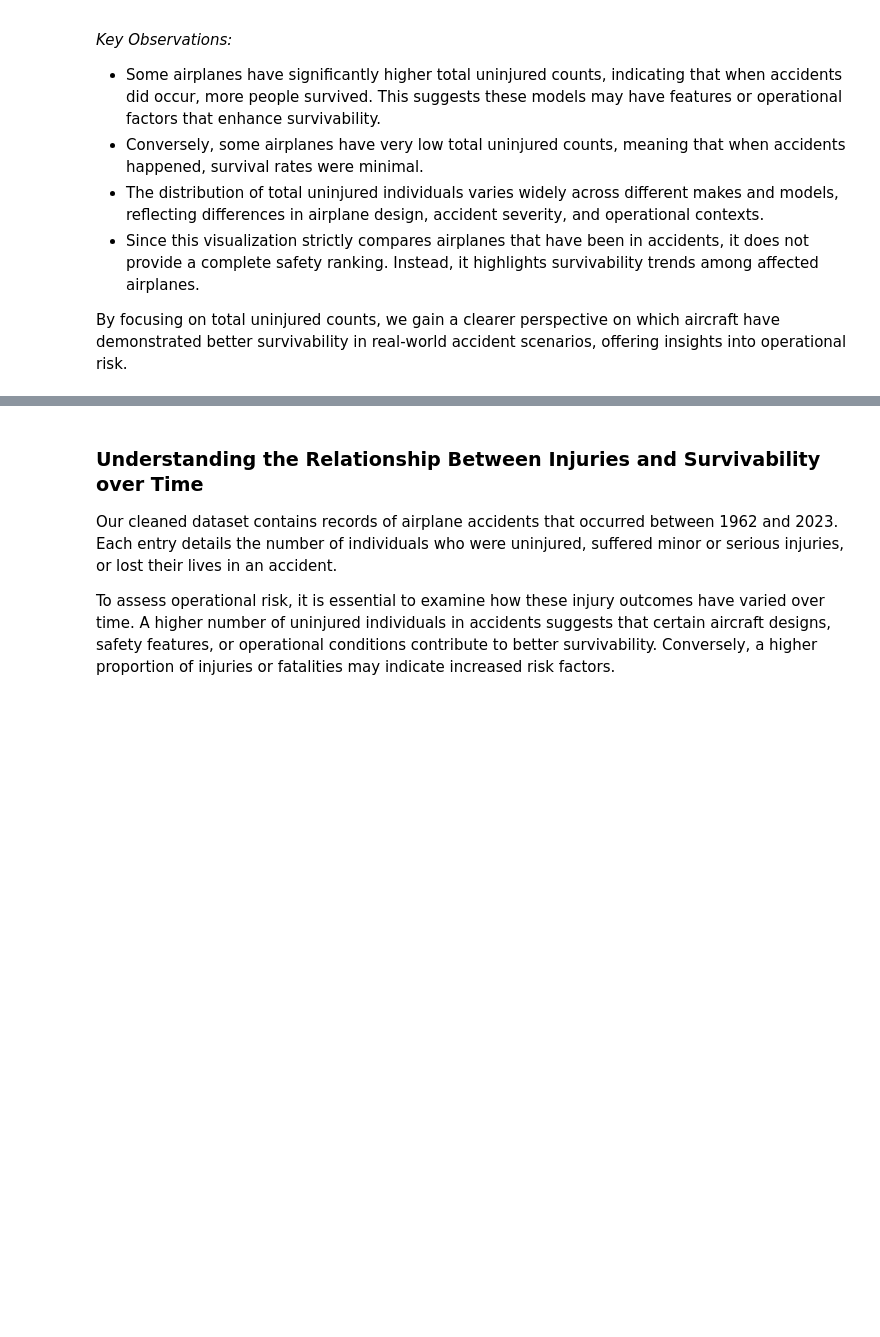
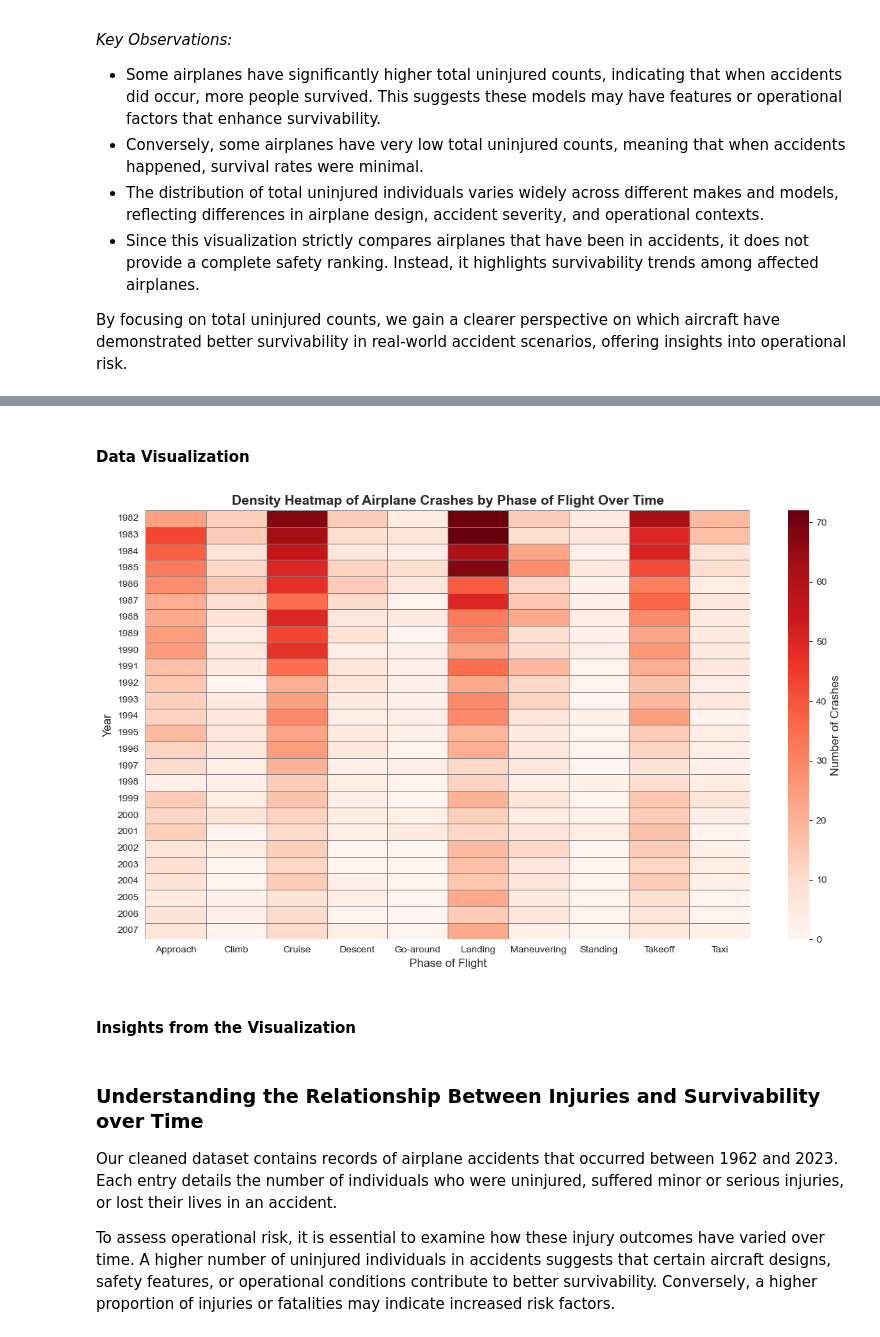
Before and after one commit to Tdoggie/phase-1-project, a Jupyter notebook: index.ipynb, the cells around one changed output, grey strips where cells are left out. Cells and saved outputs as stored; diff of their text form; code cells hidden in the pictures; blank space fills up the shorter version.

Commit message:
created third visualization, still need to work on markdown cells

```diff
--- a/index.ipynb
+++ b/index.ipynb
@@ -774,3 +809,33 @@ By focusing on total uninjured counts, we gain a clearer perspective on which ai
+# %%
+# Filter out 'Unknown' and 'Other' flight phases
+df_filtered = df_clean_phase[~df_clean_phase['Broad.phase.of.flight'].isin(["Unknown", "Other"])]
+
+# Group data by year and flight phase, counting occurrences
+heatmap_data = df_filtered.groupby(['Event.Year', 'Broad.phase.of.flight']).size().unstack(fill_value=0)
+# %% [markdown]
+#### Data Visualization
+# %%
+# Set figure size
+plt.figure(figsize=(14, 8))
+
+# Create the heatmap
+ax = sns.heatmap(heatmap_data, cmap="Reds", linewidths=0.5, linecolor="gray")
+
+# Titles and labels
+plt.title("Density Heatmap of Airplane Crashes by Phase of Flight Over Time", fontsize=14, fontweight="bold")
+plt.xlabel("Phase of Flight", fontsize=12)
+plt.ylabel("Year", fontsize=12)
+
+# Add color bar label to indicate crash frequency
+colorbar = ax.collections[0].colorbar
+colorbar.set_label("Number of Crashes", fontsize=12)
+
+# Show plot
+plt.show()
+# %% [output]
+[figure, added]
+# %% [markdown]
+#### Insights from the Visualization
 # %% [markdown]
 ### **Understanding the Relationship Between Injuries and Survivability over Time**
 
```
Also changed, not shown: parts of 8 cells of this notebook.
